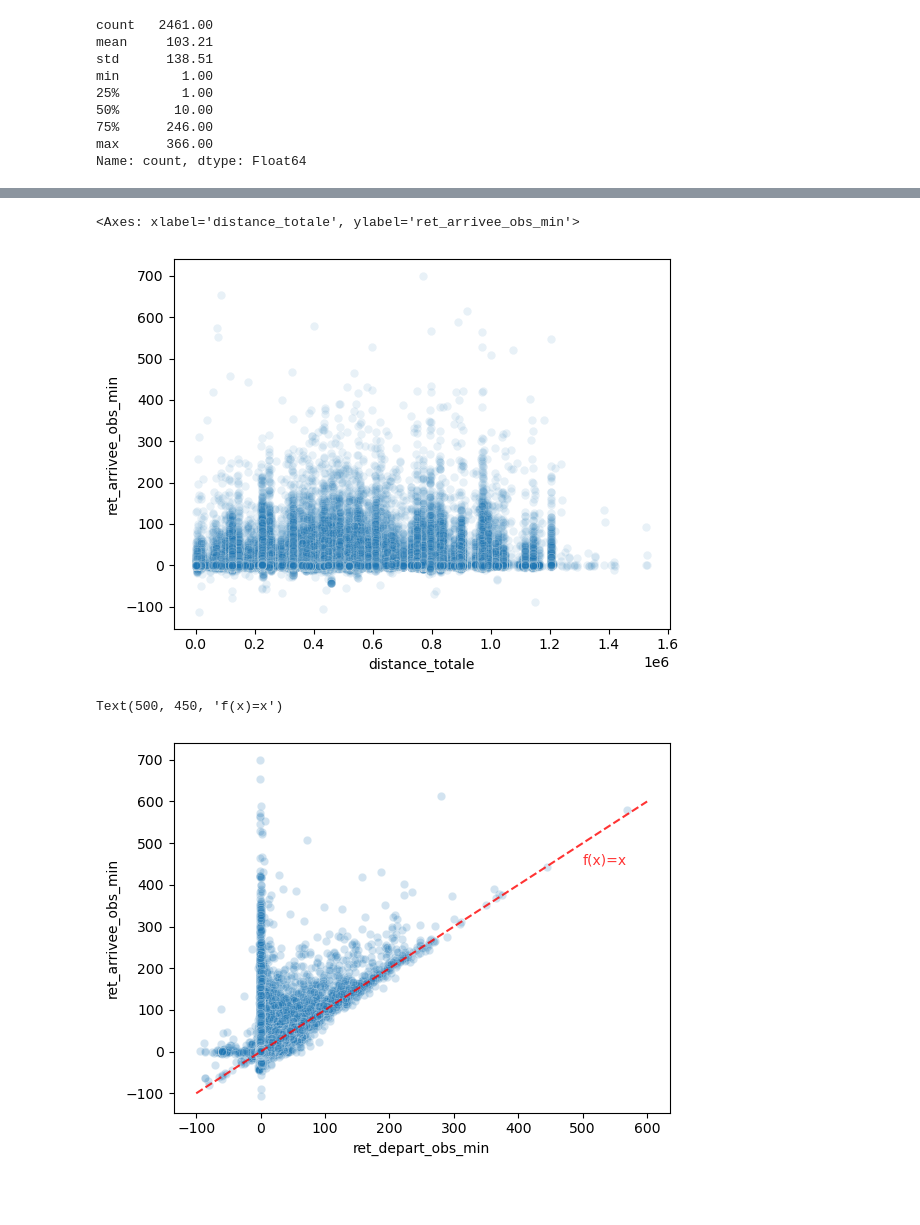
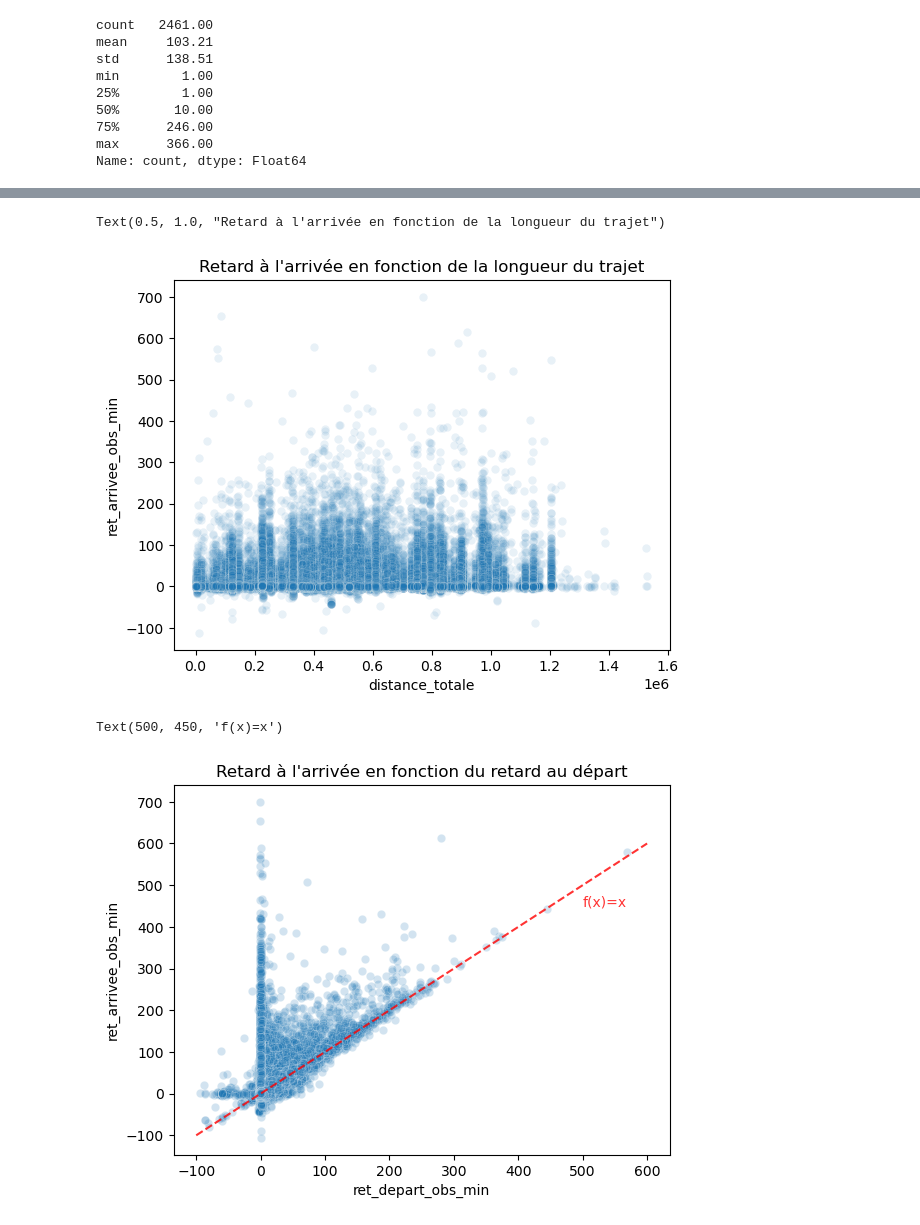
Before and after one commit to Gallien-e/analyse-retard-sncf, a Jupyter notebook: notebooks/2-EDA-2024.ipynb, the cells around one changed output, grey strips where cells are left out. Drawn from its saved outputs; the diff is of its cells as text; code cells hidden in the pictures; blank space fills up the shorter version.

Commit message:
notebook : EDA graphiques taux retard avancés

```diff
--- a/notebooks/2-EDA-2024.ipynb
+++ b/notebooks/2-EDA-2024.ipynb
@@ -26,6 +26,8 @@ df = df_raw.merge(gares.set_index('code_ci')[['code_departement', 'nom_departeme
 df['ret_arrivee_5min'] = df['ret_arrivee_obs_min'] >= 5
 df['ret_arrivee_10min'] = df['ret_arrivee_obs_min'] >= 10
 df['ret_arrivee_15min'] = df['ret_arrivee_obs_min'] >= 15
+df['ret_arrivee_30min'] = df['ret_arrivee_obs_min'] >= 30
+df['ret_arrivee_60min'] = df['ret_arrivee_obs_min'] >= 60
 # %%
 # top 10 des plus grands retards à l'arrivée :
 df.sort_values(by='ret_arrivee_obs_min', ascending=False).head()
@@ -258,10 +228,11 @@ retard_5min_gare.head(10)
 # %%
 # Taux de retard en fonction de la longueur du trajet (distance_totale)
 sns.scatterplot(data=df, x='distance_totale', y='ret_arrivee_obs_min', alpha=0.1)
+plt.title("Retard à l'arrivée en fonction de la longueur du trajet")
 # constat : la distance ne semble pas être un facteur de retard
 # %% [output]
-<Axes: xlabel='distance_totale', ylabel='ret_arrivee_obs_min'>
+Text(0.5, 1.0, "Retard à l'arrivée en fonction de la longueur du trajet")
-[figure, old version]
+[figure, new version]
 # %%
 # Retard à l'arrivée en fonction du retard au départ
 sns.scatterplot(data=df[df['ret_depart_obs_min'] > -100], x='ret_depart_obs_min', y='ret_arrivee_obs_min', alpha=0.2)
@@ -273,10 +244,11 @@ sns.scatterplot(data=df[df['ret_depart_obs_min'] > -100], x='ret_depart_obs_min'
 
 # trace f(x) = x
 plt.plot([-100, 600], [-100, 600], color='red', linestyle='--', alpha=0.8)
+plt.title("Retard à l'arrivée en fonction du retard au départ")
 plt.text(500, 450, "f(x)=x", color='red', alpha=0.8)
 # %% [output]
 Text(500, 450, 'f(x)=x')
-[figure, old version]
+[figure, new version]
 # %%
 # Taux de retard selon le département de destination
 retard_par_departement = df.groupby('code_departement').agg(
```
Also changed, not shown: parts of 24 cells of this notebook.
